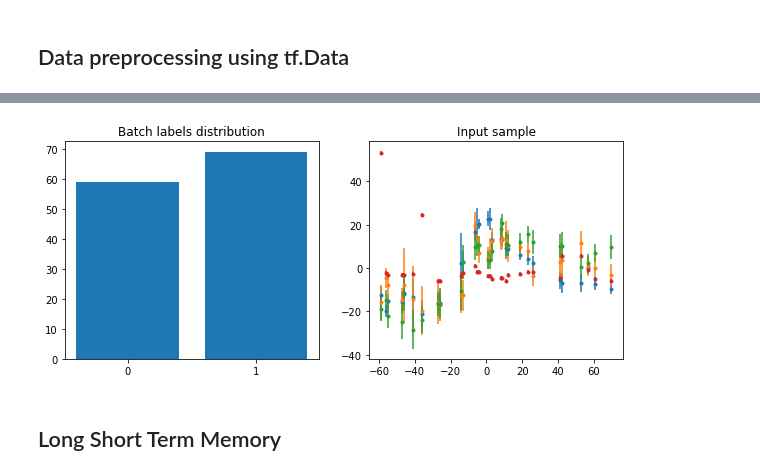
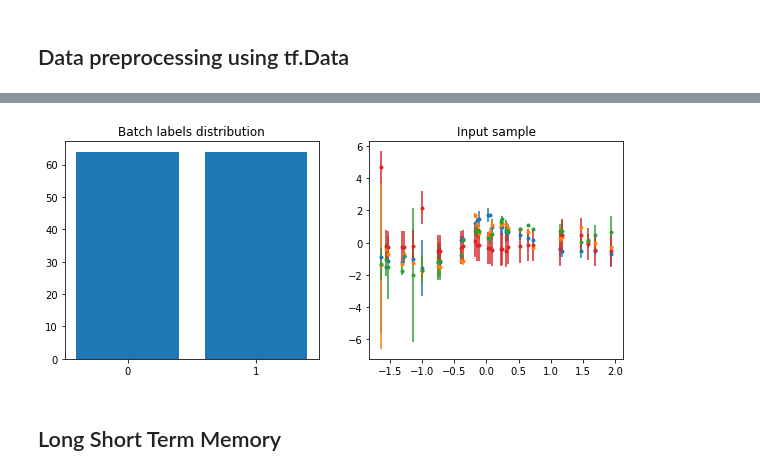
Before and after one commit to cridonoso/LSTM-Multiclass-Keras, a Jupyter notebook: TutorialLSTM.ipynb, the cells around one changed output, grey strips where cells are left out. Saved outputs shown, nothing was run; the diff lists cells and outputs as text; code cells hidden in the pictures.

```diff
--- a/TutorialLSTM.ipynb
+++ b/TutorialLSTM.ipynb
@@ -84,8 +84,8 @@ def create_generator(list_of_arrays, labels):
 def standardize(light_curve):
     lc_means = tf.reduce_mean(light_curve, 0)
     lc_std   = tf.math.reduce_std(light_curve, 0)
-#     return tf.math.divide_no_nan(light_curve - tf.expand_dims(lc_means, 0), lc_std)
-    return light_curve-lc_means
+    return tf.math.divide_no_nan(light_curve - tf.expand_dims(lc_means, 0), lc_std)
+#     return light_curve-lc_means
 
 def min_max_scaler(light_curve):
     lc_min   = tf.reduce_min(light_curve, 0)
@@ -96,7 +96,7 @@ def preprocess(input_dict):
     light_curve = standardize(input_dict['lightcurve'])
     cat_label   = tf.one_hot(input_dict['label'], NUM_CLS)
     bool_mask   = tf.cast(input_dict['mask'], tf.bool)
-    return (light_curve, bool_mask), cat_label
+    return {'x': light_curve, 'mask':bool_mask}, cat_label
 # %%
 def load_class_dataset(lightcurves, labels):
     dataset = tf.data.Dataset.from_generator(lambda: create_generator(light_curves, labels),
@@ -119,9 +119,12 @@ def create_dataset(light_curves, labels, balanced=False):
     else:
         dataset = load_class_dataset(light_curves, labels)
 
-    dataset = dataset.map(preprocess)
+    dataset = dataset.map(preprocess).cache()
 #     dataset = dataset.shuffle(1000, reshuffle_each_iteration=True) # shuffling in chunks of 1000 objects
-    dataset = dataset.padded_batch(BATCH_SIZE, padded_shapes=(([None, INP_DIM], [None]), [NUM_CLS]))
+    dataset = dataset.padded_batch(BATCH_SIZE,
+                                   padded_shapes=({'x':[None, INP_DIM], 'mask':[None]}, [NUM_CLS]),
+                                   drop_remainder=True
+                                  )
     return dataset
 # %%
 x_train, x_rest, \
@@ -135,18 +138,20 @@ valid_batches = create_dataset(x_val, y_val)
 test_batches  = create_dataset(x_test, y_test)
 # %%
 fig, axes  = plt.subplots(1, 2, figsize=(10,4))
-for (x,m), y in train_batches:
+for x, y in train_batches:
     un, co = np.unique(tf.argmax(y, 1), return_counts=True)
     axes[0].bar(range(len(un)), co)
     axes[0].set_xticks(range(len(un)))
     axes[0].set_xticklabels(un)
     axes[0].set_title('Batch labels distribution')
 
-    masked_sample = tf.boolean_mask(x[0], m[0])
+
+    masked_sample = tf.boolean_mask(x['x'][0], x['mask'][0])
+
     for i, passband in enumerate(['g', 'r', 'i', 'z']):
         axes[1].errorbar(masked_sample[:,0],
                          masked_sample[:,i+1],
-                         yerr=selected[:,i+5],
+                         yerr=masked_sample[:,i+5],
                          label=passband,
                          fmt='.')
     axes[1].set_title('Input sample')
@@ -155,4 +161,4 @@ for (x,m), y in train_batches:
-[figure, old version]
+[figure, new version]
 # %% [markdown]
 ## Long Short Term Memory
 # %% [markdown]
```
Also changed, not shown: parts of 9 cells of this notebook.
